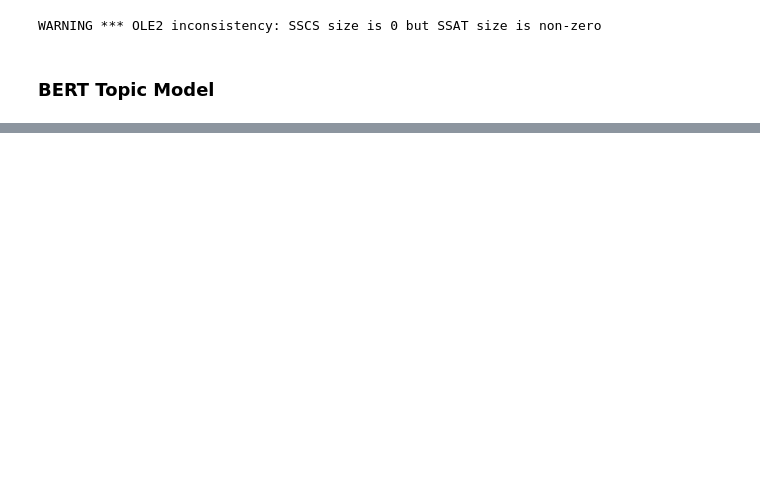
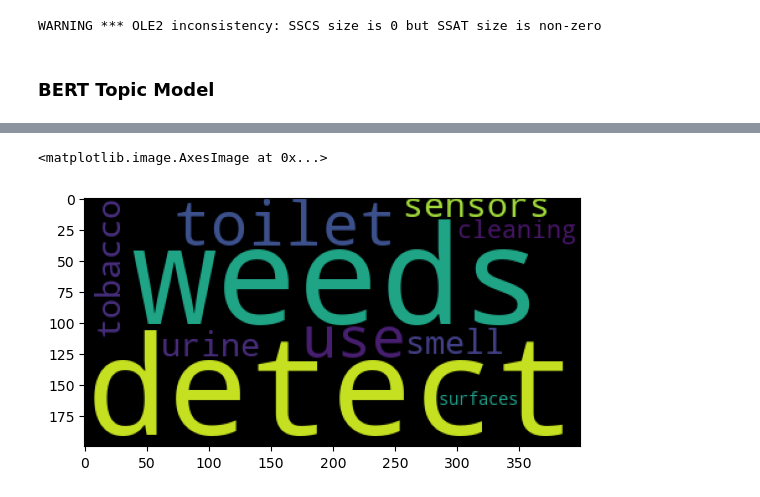
Before and after one commit to shahamana/rosetta-topic-model, a Jupyter notebook: bert_student_analysis.ipynb, the cells around one changed output, grey strips where cells are left out. Drawn from its saved outputs; the diff is of its cells as text; code cells hidden in the pictures; blank space fills up the shorter version.

```diff
--- a/bert_student_analysis.ipynb
+++ b/bert_student_analysis.ipynb
@@ -95,0 +114,6 @@ ValueError: Mime type rendering requires nbformat>=4.2.0 but it is not installed
+# %%
+wc = WordCloud().fit_words(get_topic_dict(1))
+plt.imshow(wc)
+# %% [output]
+<matplotlib.image.AxesImage at 0x...>
+[figure, added]
```
Also changed, not shown: parts of 23 cells of this notebook, 1 other file.
